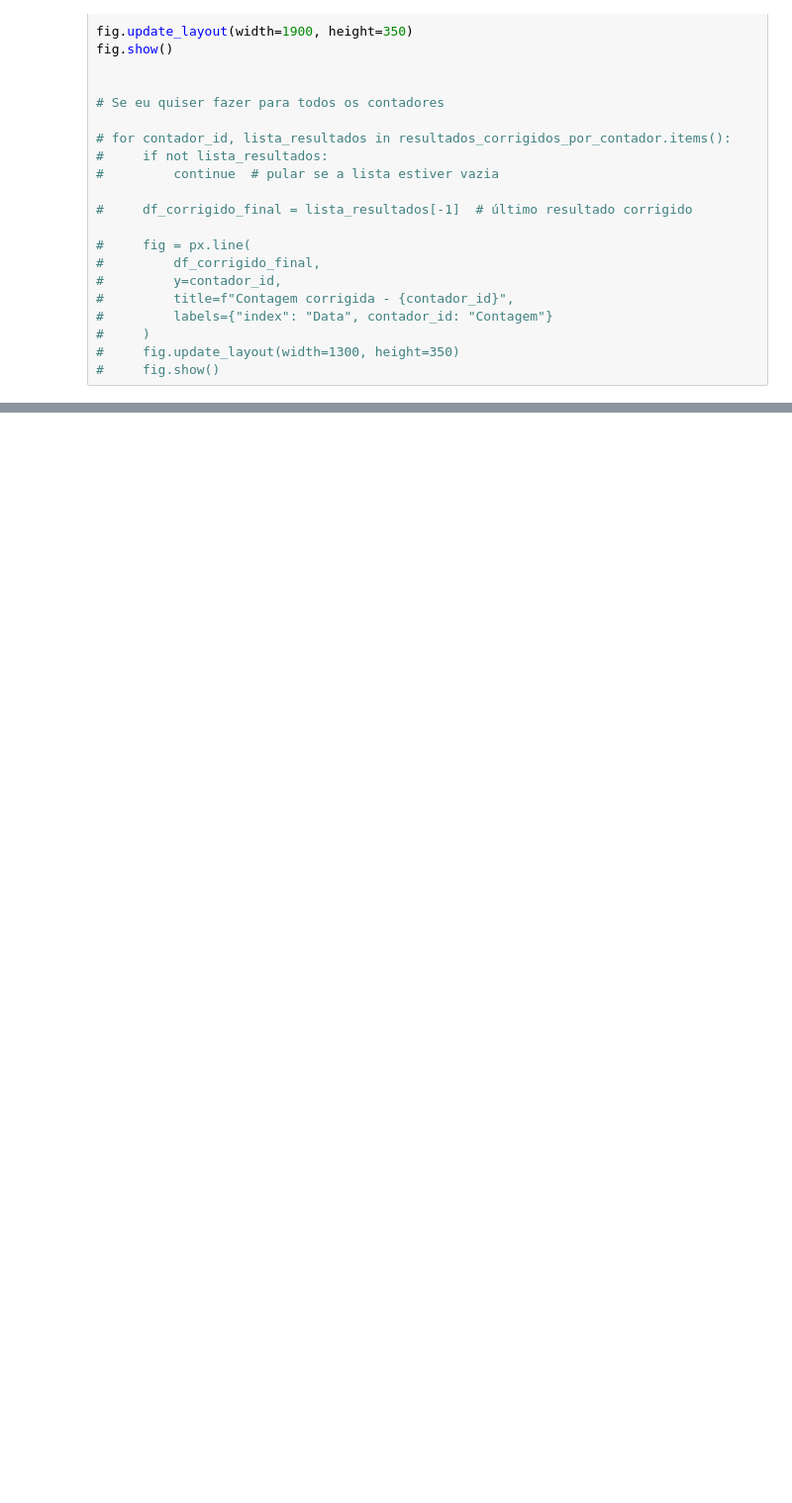
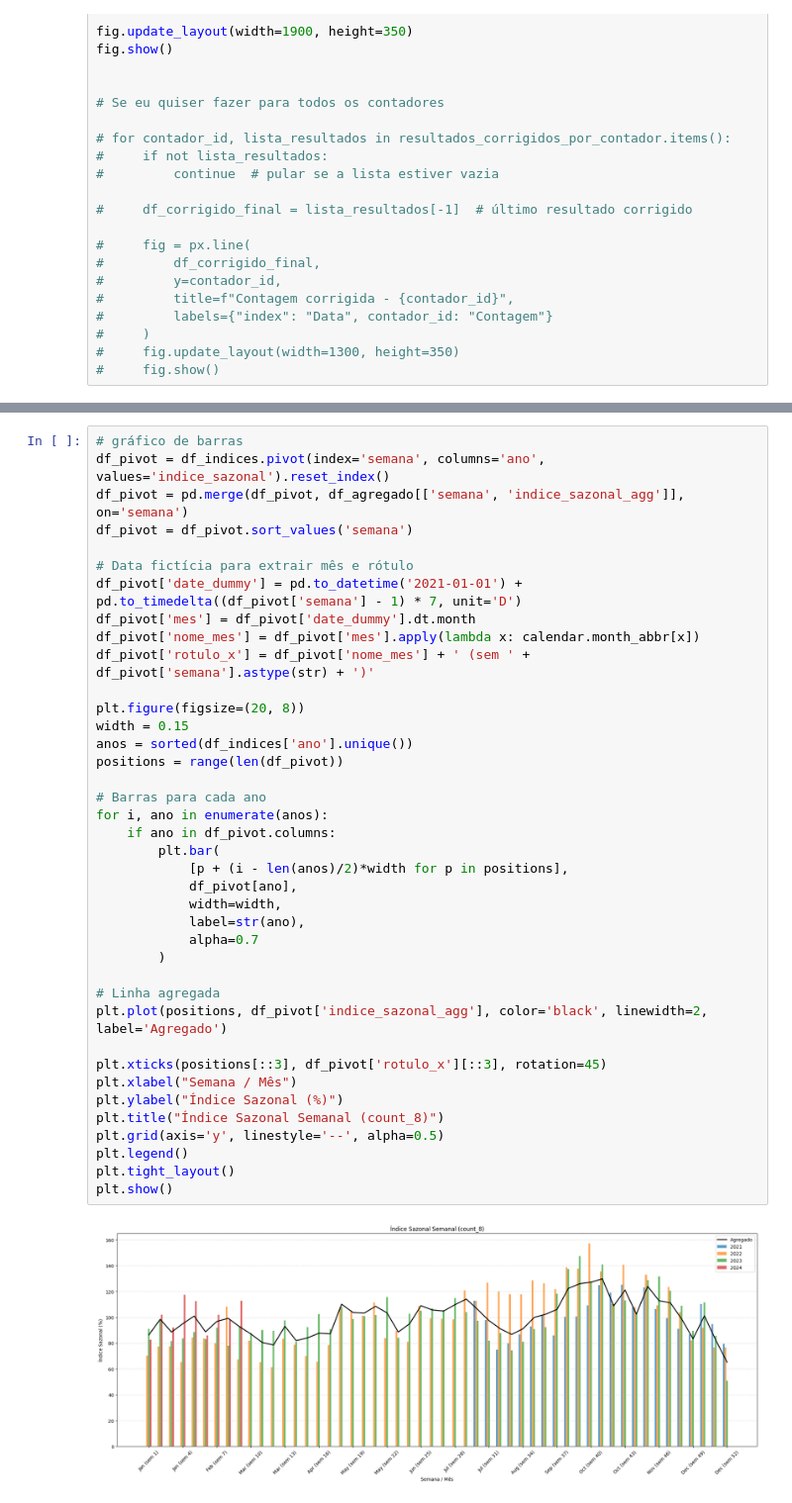
Before and after one commit to joanacarvalheiro/Seasonality, a Jupyter notebook: construcao_modelos/MSTL.ipynb, the cells around one changed output, grey strips where cells are left out. Shown: that part at 99% size. Saved outputs shown, nothing was run; the diff lists cells and outputs as text; blank space fills up the shorter version.

```diff
--- a/construcao_modelos/MSTL.ipynb
+++ b/construcao_modelos/MSTL.ipynb
@@ -720,0 +618,41 @@ print(anomalies)
+# %%
+# gráfico de barras
+df_pivot = df_indices.pivot(index='semana', columns='ano', values='indice_sazonal').reset_index()
+df_pivot = pd.merge(df_pivot, df_agregado[['semana', 'indice_sazonal_agg']], on='semana')
+df_pivot = df_pivot.sort_values('semana')
+
+# Data fictícia para extrair mês e rótulo
+df_pivot['date_dummy'] = pd.to_datetime('2021-01-01') + pd.to_timedelta((df_pivot['semana'] - 1) * 7, unit='D')
+df_pivot['mes'] = df_pivot['date_dummy'].dt.month
+df_pivot['nome_mes'] = df_pivot['mes'].apply(lambda x: calendar.month_abbr[x])
+df_pivot['rotulo_x'] = df_pivot['nome_mes'] + ' (sem ' + df_pivot['semana'].astype(str) + ')'
+
+plt.figure(figsize=(20, 8))
+width = 0.15
+anos = sorted(df_indices['ano'].unique())
+positions = range(len(df_pivot))
+
+# Barras para cada ano
+for i, ano in enumerate(anos):
+    if ano in df_pivot.columns:
+        plt.bar(
+            [p + (i - len(anos)/2)*width for p in positions],
+            df_pivot[ano],
+            width=width,
+            label=str(ano),
+            alpha=0.7
+        )
+
+# Linha agregada
+plt.plot(positions, df_pivot['indice_sazonal_agg'], color='black', linewidth=2, label='Agregado')
+
+plt.xticks(positions[::3], df_pivot['rotulo_x'][::3], rotation=45)
+plt.xlabel("Semana / Mês")
+plt.ylabel("Índice Sazonal (%)")
+plt.title("Índice Sazonal Semanal (count_8)")
+plt.grid(axis='y', linestyle='--', alpha=0.5)
+plt.legend()
+plt.tight_layout()
+plt.show()
+# %% [output]
+[figure, added]
```
Also changed, not shown: parts of 34 cells of this notebook.
